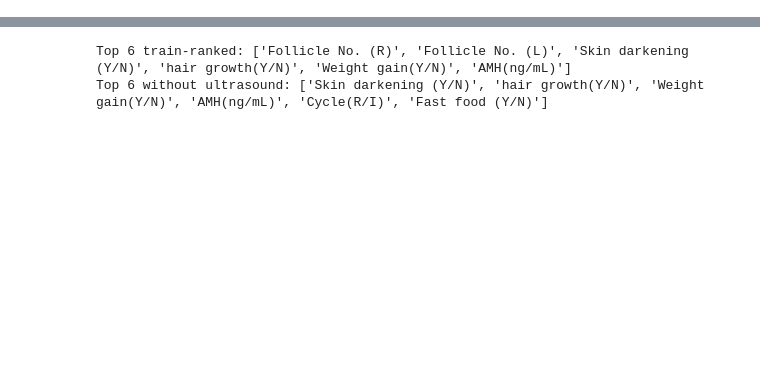
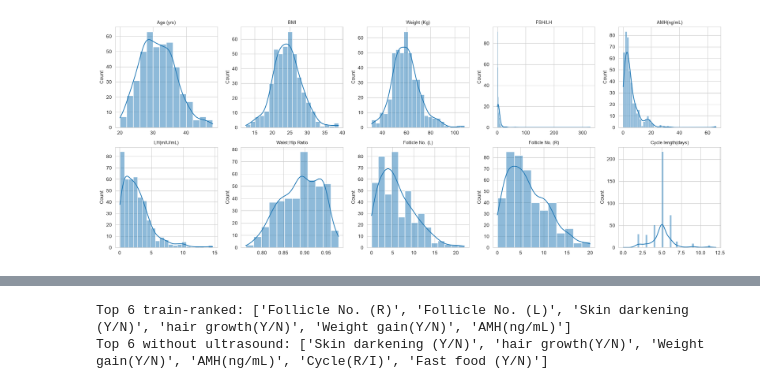
Before and after one commit to omkarrnaik/cycletwin-ai, a Jupyter notebook: data/PCOS_Analysis.ipynb, the cells around one changed output, grey strips where cells are left out. Saved outputs shown, nothing was run; the diff lists cells and outputs as text; code cells hidden in the pictures; blank space fills up the shorter version.

```diff
--- a/data/PCOS_Analysis.ipynb
+++ b/data/PCOS_Analysis.ipynb
@@ -262,13 +0,0 @@ test_table.round(3)
-# %%
-rng = np.random.default_rng(SEED)
-yt = y_test.to_numpy()
-p_real = probs[('Real only', best_name)]
-p_aug = probs[('Real + synthetic', best_name)]
-diffs = []
-for _ in range(2000):
-    idx = rng.integers(0, len(yt), len(yt))
-    if len(np.unique(yt[idx])) == 2:
-        diffs.append(roc_auc_score(yt[idx], p_aug[idx]) - roc_auc_score(yt[idx], p_real[idx]))
-lo, hi = np.percentile(diffs, [2.5, 97.5])
-print('AUC gain (aug - real) 95%% CI: %.3f to %.3f' % (lo, hi))
-print('CI includes 0 -> no proven benefit' if lo <= 0 <= hi else 'CI excludes 0 -> real benefit')
@@ -505,0 +113,24 @@ Baseline Brier (prevalence only): OOF 0.2199 | test 0.2212
+# %%
+categorical_cols = ['Blood Group', 'Cycle(R/I)', 'Pregnant(Y/N)', 'Weight gain(Y/N)', 'hair growth(Y/N)',
+                    'Skin darkening (Y/N)', 'Hair loss(Y/N)', 'Pimples(Y/N)', 'Fast food (Y/N)', 'Reg.Exercise(Y/N)']
+continuous_cols = [c for c in cols if c not in categorical_cols]
+print(len(continuous_cols), 'continuous |', len(categorical_cols), 'categorical')
+
+# ---- Table 1 (all 541 real records)
+g0, g1 = real_all[real_all[TARGET] == 0], real_all[real_all[TARGET] == 1]
+fmt = lambda s: f'{s.median():.2f} [{s.quantile(.25):.2f}-{s.quantile(.75):.2f}]'
+rows = [{'variable': 'N', 'overall': len(real_all), 'no_pcos': len(g0), 'pcos': len(g1), 'p_value': np.nan, 'missing': 0}]
+for c in continuous_cols:
+    p = mannwhitneyu(g0[c].dropna(), g1[c].dropna()).pvalue
+    rows.append({'variable': c + ' - median [IQR]', 'overall': fmt(real_all[c]), 'no_pcos': fmt(g0[c]),
+                 'pcos': fmt(g1[c]), 'p_value': p, 'missing': int(real_all[c].isna().sum())})
+for c in categorical_cols:
+    p = chi2_contingency(pd.crosstab(real_all[c], real_all[TARGET]))[1]
+    levels = sorted(real_all[c].dropna().unique()) if c == 'Blood Group' else [1]
+    for i, lv in enumerate(levels):
+        n = lambda d: f'{int((d[c] == lv).sum())} ({100 * (d[c] == lv).mean():.1f}%)'
+        rows.append({'variable': f'{c} = {int(lv)}', 'overall': n(real_all), 'no_pcos': n(g0), 'pcos': n(g1),
+                     'p_value': p if i == 0 else np.nan, 'missing': int(real_all[c].isna().sum()) if i == 0 else ''})
+table1 = pd.DataFrame(rows)
+save_table(table1, 'table1_descriptive', index=False)
+table1.round(4)
@@ -505,0 +194,9 @@ Baseline Brier (prevalence only): OOF 0.2199 | test 0.2212
+# %%
+key_numeric = ['Age (yrs)', 'BMI', 'Weight (Kg)', 'FSH/LH', 'AMH(ng/mL)', 'LH(mIU/mL)',
+               'Waist:Hip Ratio', 'Follicle No. (L)', 'Follicle No. (R)', 'Cycle length(days)']
+fig, axes = plt.subplots(2, 5, figsize=(18, 7))
+for ax, c in zip(axes.flatten(), key_numeric):
+    sns.histplot(df[c], kde=True, ax=ax); ax.set_title(c, fontsize=9); ax.set_xlabel('')
+plt.tight_layout(); save_fig('fig_distributions_key_numeric'); plt.show()
+# %% [output]
+[figure, added]
```
Also changed, not shown: parts of 66 cells of this notebook, 23 other files.
